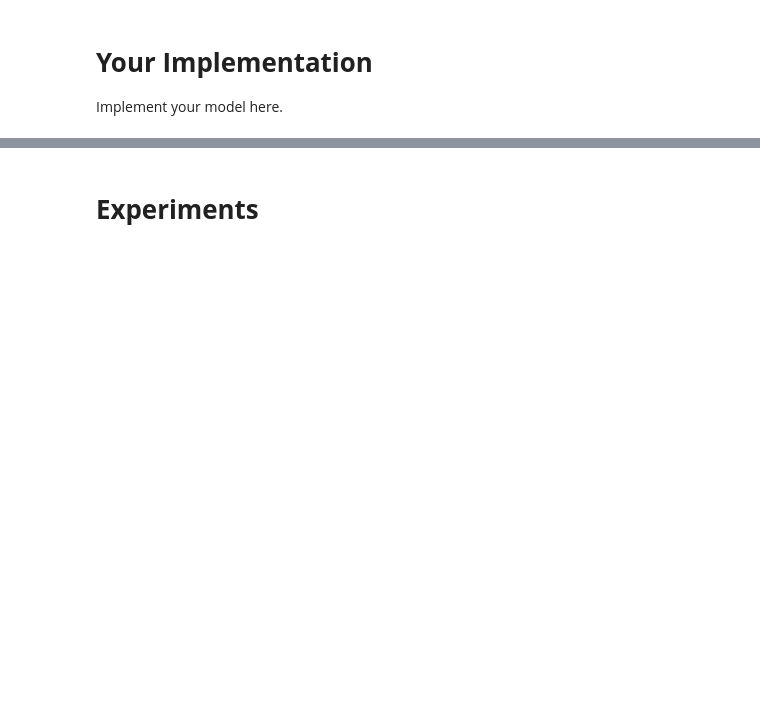
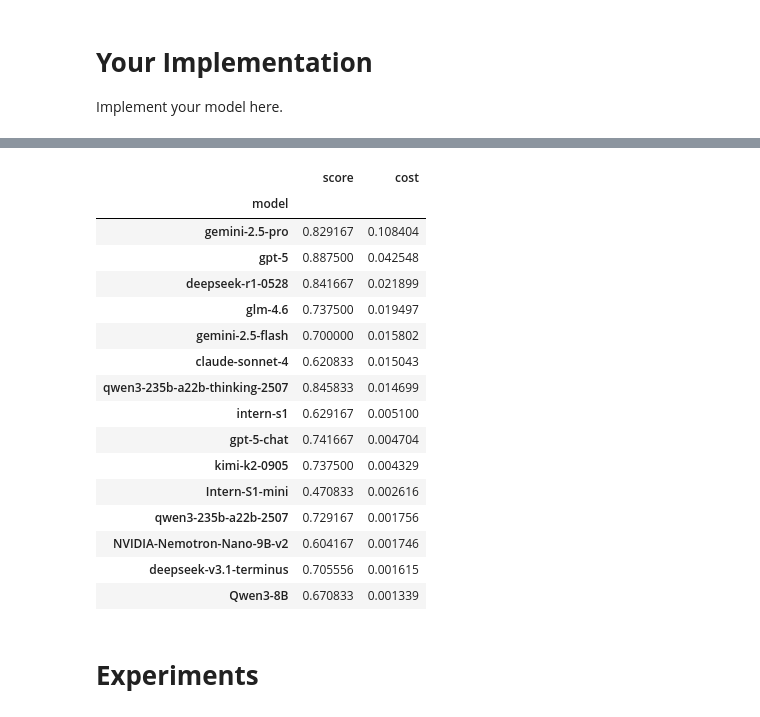
Before and after one commit to xxyy-x/LLM-Optimization, a Jupyter notebook: Project26_Starter_Code.ipynb, the cells around one changed output, grey strips where cells are left out. Cells and saved outputs as stored; diff of their text form; code cells hidden in the pictures; blank space fills up the shorter version.

```diff
--- a/Project26_Starter_Code.ipynb
+++ b/Project26_Starter_Code.ipynb
@@ -428,3 +769,23 @@ Implement your model here.
+# %%
+df.groupby("model")[["score", "cost"]].mean().sort_values("cost", ascending=False).head(15)
+# %% [output]
+|  | score | cost |
+| model |  |  |
+| gemini-2.5-pro | 0.829167 | 0.108404 |
+| gpt-5 | 0.887500 | 0.042548 |
+| deepseek-r1-0528 | 0.841667 | 0.021899 |
+| glm-4.6 | 0.737500 | 0.019497 |
+| gemini-2.5-flash | 0.700000 | 0.015802 |
+| claude-sonnet-4 | 0.620833 | 0.015043 |
+| qwen3-235b-a22b-thinking-2507 | 0.845833 | 0.014699 |
+| intern-s1 | 0.629167 | 0.005100 |
+| gpt-5-chat | 0.741667 | 0.004704 |
+| kimi-k2-0905 | 0.737500 | 0.004329 |
+| Intern-S1-mini | 0.470833 | 0.002616 |
+| qwen3-235b-a22b-2507 | 0.729167 | 0.001756 |
+| NVIDIA-Nemotron-Nano-9B-v2 | 0.604167 | 0.001746 |
+| deepseek-v3.1-terminus | 0.705556 | 0.001615 |
+| Qwen3-8B | 0.670833 | 0.001339 |
 # %% [markdown]
 # **Experiments**
 # %%
```
Also changed, not shown: parts of 9 cells of this notebook.
